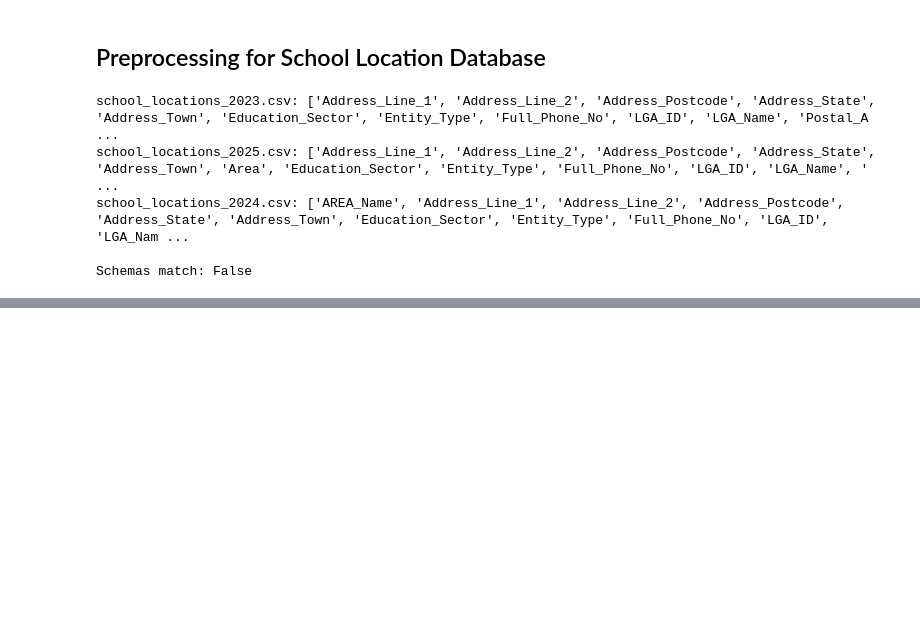
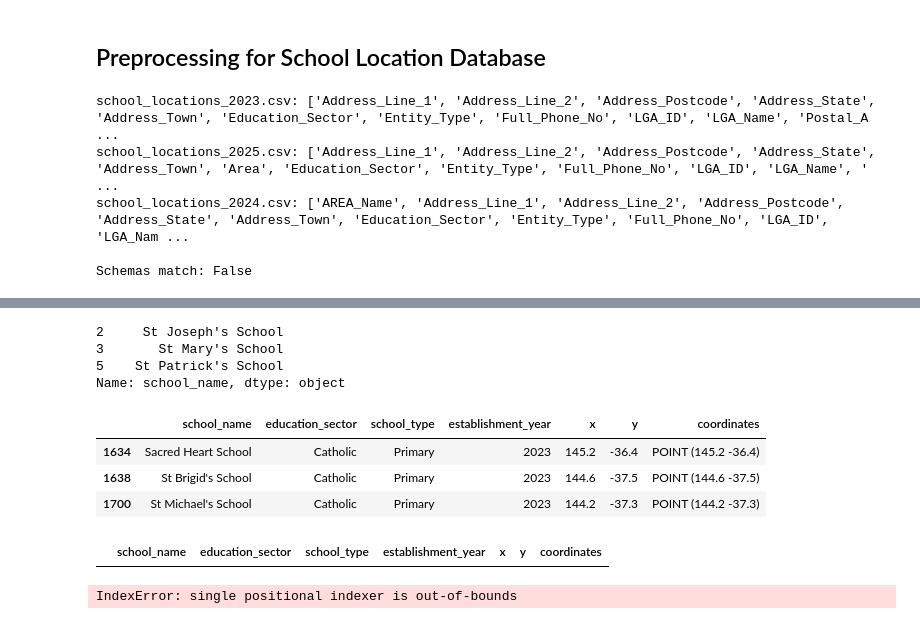
Before and after one commit to jackshee/real-estate-industry-project-public-version, a Jupyter notebook: notebooks/preprocess_schools.ipynb, the cells around one changed output, grey strips where cells are left out. Cells and saved outputs as stored; diff of their text form; code cells hidden in the pictures; blank space fills up the shorter version.

```diff
--- a/notebooks/preprocess_schools.ipynb
+++ b/notebooks/preprocess_schools.ipynb
@@ -147,0 +299,22 @@ print(missing_values[missing_values > 0])
+# %%
+# group duplicate_schools by school_name, education_sector, school_type, establishment_year and count the number of occurences
+duplicate_schools_grouped = duplicate_schools.groupby(['school_name', 'education_sector', 'school_type', 'establishment_year']).size().reset_index(name='count')
+
+# get the school_name from duplicate_schools_grouped where count is greater than 1
+duplicate_school_names = duplicate_schools_grouped[duplicate_schools_grouped['count'] > 1]['school_name']
+
+duplicate_school_names
+# %% [output]
+2     St Joseph's School
+3       St Mary's School
+5    St Patrick's School
+Name: school_name, dtype: object
+# %%
+combined_schools_unique = combined_schools[~combined_schools['school_name'].isin(duplicate_school_names)]
+
+combined_schools_unique[combined_schools_unique['school_name'].duplicated()]
+# %% [output]
+|  | school_name | education_sector | school_type | establishment_year | x | y | coordinates |
+| 1634 | Sacred Heart School | Catholic | Primary | 2023 | 145.2 | -36.4 | POINT (145.2 -36.4) |
+| 1638 | St Brigid's School | Catholic | Primary | 2023 | 144.6 | -37.5 | POINT (144.6 -37.5) |
+| 1700 | St Michael's School | Catholic | Primary | 2023 | 144.2 | -37.3 | POINT (144.2 -37.3) |
@@ -147,0 +323,25 @@ print(missing_values[missing_values > 0])
+# %%
+coburg_special_developmental_school
+# %% [output]
+|  | school_name | education_sector | school_type | establishment_year | x | y | coordinates |
+# %%
+import folium
+
+# get the x, y coordinates of coburg_special_developmental_school
+x1, y1 = coburg_special_developmental_school['x'].iloc[0], coburg_special_developmental_school['y'].iloc[0]
+x2, y2 = coburg_special_developmental_school['x'].iloc[1], coburg_special_developmental_school['y'].iloc[1]
+
+
+# plot the points (x1, y1) and (x2, y2) on a Folium map by converting to a Point object from shapely
+from shapely.geometry import Point
+
+point1 = Point(x1, y1)
+point2 = Point(x2, y2)
+
+# plot points on a Folium map
+m = folium.Map(location=[y1, x1], zoom_start=15)
+folium.Marker(location=[y1, x1], popup='Point 1').add_to(m)
+folium.Marker(location=[y2, x2], popup='Point 2').add_to(m)
+m
+# %% [output]
+IndexError: single positional indexer is out-of-bounds
```
Also changed, not shown: parts of 21 cells of this notebook, 5 other files.
